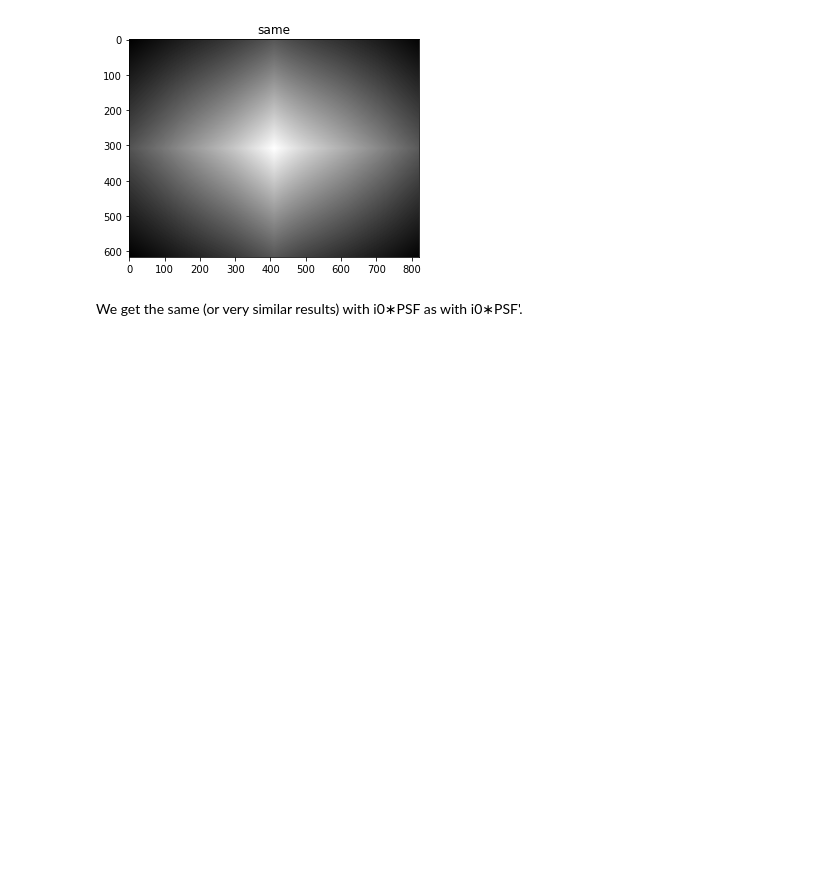
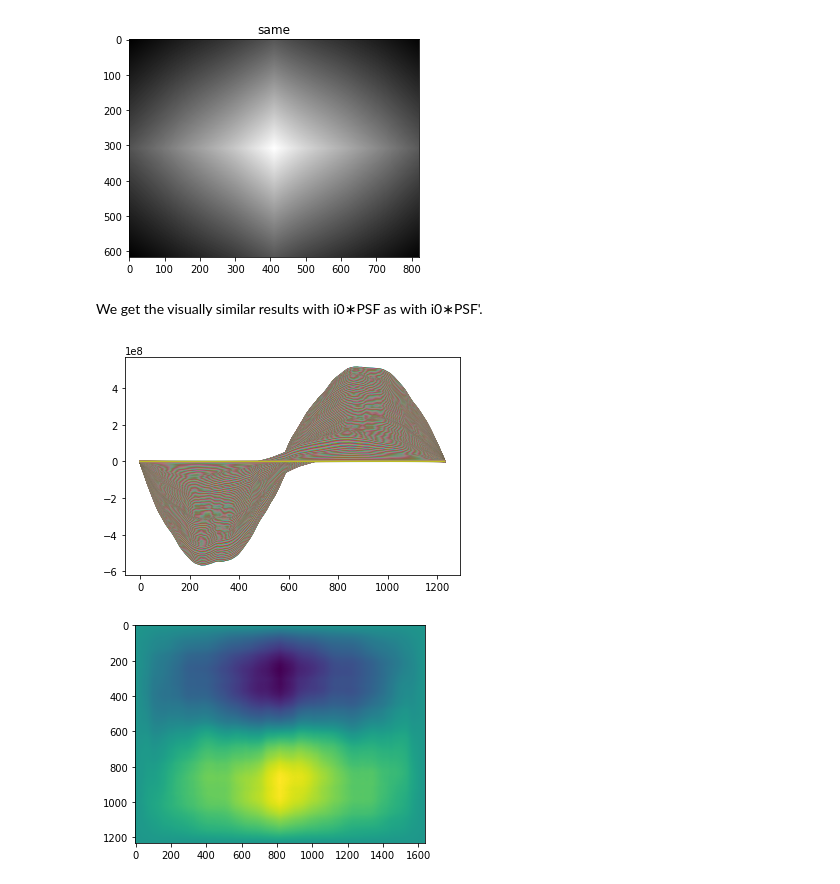
Before and after one commit to olivierleblanc/diffusercam, a Jupyter notebook: bernat/flipped_psf.ipynb, the cells around one changed output. Drawn from its saved outputs; the diff is of its cells as text; code cells hidden in the pictures; blank space fills up the shorter version.

```diff
--- a/bernat/flipped_psf.ipynb
+++ b/bernat/flipped_psf.ipynb
@@ -98,20 +86,20 @@ print(i_s_valid)
 # %% [markdown]
 Then, we compute the convolution i0*PSF' (inverted)
 # %%
-i_s_full=signal.fftconvolve(i0, hf,mode='full') #We filter it with h(t)
-i_s_valid=signal.fftconvolve(i0, hf,mode='valid') #We filter it with h(t)
-i_s_same=signal.fftconvolve(i0, hf,mode='same') #We filter it with h(t)
+i_s_full2=signal.fftconvolve(i0, hf,mode='full') #We filter it with h(t)
+i_s_valid2=signal.fftconvolve(i0, hf,mode='valid') #We filter it with h(t)
+i_s_same2=signal.fftconvolve(i0, hf,mode='same') #We filter it with h(t)
 
 # Plotting
-plt.imshow(i_s_full, cmap='gray')
+plt.imshow(i_s_full2, cmap='gray')
 plt.title('full')
 plt.show()
 
-plt.imshow(i_s_valid, cmap='gray')
+plt.imshow(i_s_valid2, cmap='gray')
 plt.title('valid')
 plt.show()
 
-plt.imshow(i_s_same, cmap='gray')
+plt.imshow(i_s_same2, cmap='gray')
 plt.title('same')
 plt.show()
 # %% [output]
@@ -119,4 +107,13 @@ plt.show()
 [figure]
 [figure]
 # %% [markdown]
-We get the same (or very similar results) with i0∗PSF as with i0∗PSF'.
+We get the visually similar results with i0∗PSF as with i0∗PSF'.
+# %%
+error=i_s_full2-i_s_full
+plt.plot(error)
+plt.show()
+plt.imshow(error)
+plt.show()
+# %% [output]
+[figure, added]
+[figure, added]
```
Also changed, not shown: parts of 2 cells of this notebook.
